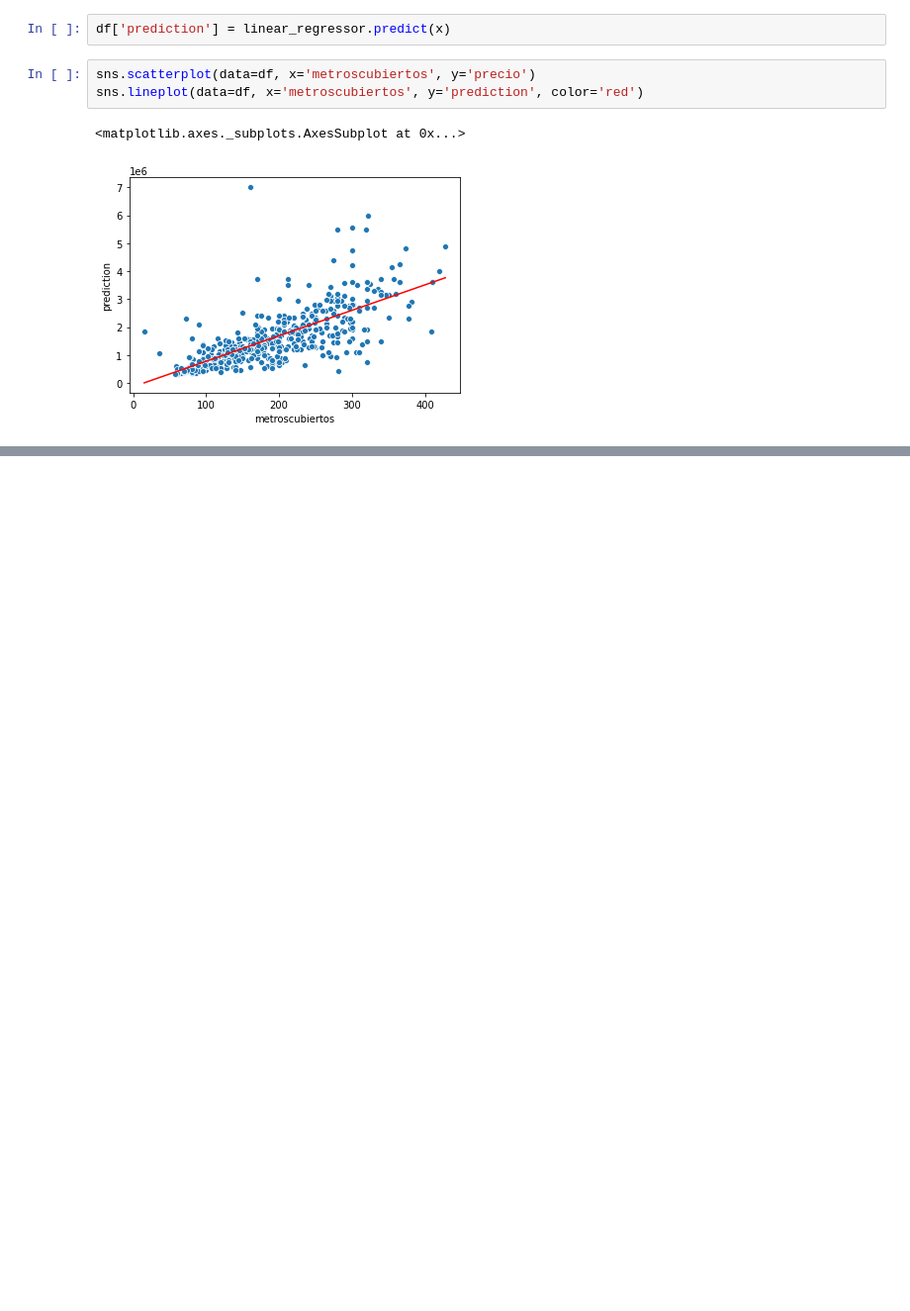
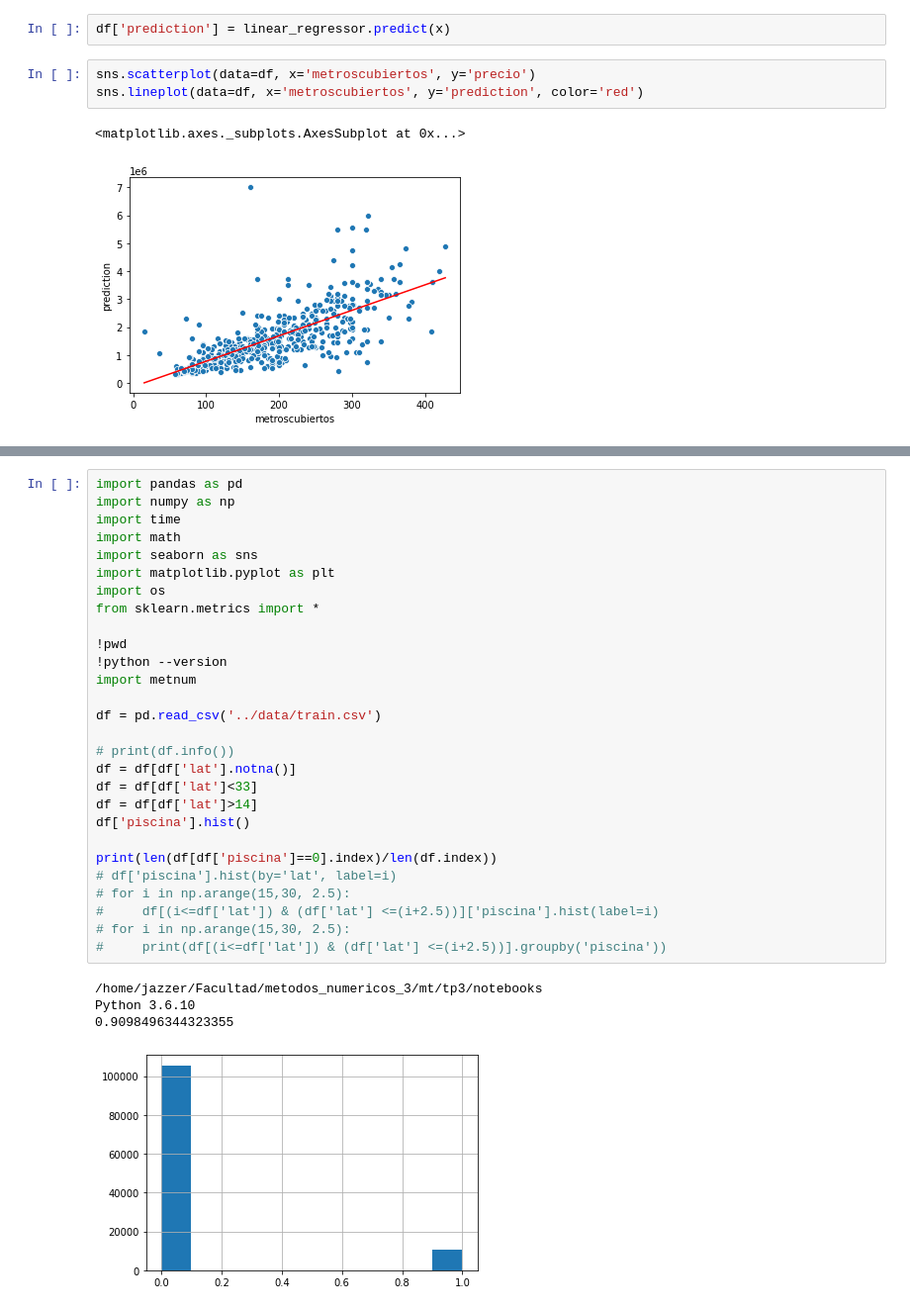
Before and after one commit to wgbusch/mt, a Jupyter notebook: tp3/notebooks/PrediccionPrecios.ipynb, the cells around one changed output, grey strips where cells are left out. Shown: that part at 99% size. Drawn from its saved outputs; the diff is of its cells as text; blank space fills up the shorter version.

```diff
--- a/tp3/notebooks/PrediccionPrecios.ipynb
+++ b/tp3/notebooks/PrediccionPrecios.ipynb
@@ -201,0 +206,33 @@ Python 3.6.10
+# %%
+import pandas as pd
+import numpy as np
+import time
+import math
+import seaborn as sns
+import matplotlib.pyplot as plt
+import os
+from sklearn.metrics import *
+
+!pwd
+!python --version
+import metnum
+
+df = pd.read_csv('../data/train.csv')
+
+# print(df.info())
+df = df[df['lat'].notna()]
+df = df[df['lat']<33]
+df = df[df['lat']>14]
+df['piscina'].hist()
+
+print(len(df[df['piscina']==0].index)/len(df.index))
+# df['piscina'].hist(by='lat', label=i)
+# for i in np.arange(15,30, 2.5):
+#     df[(i<=df['lat']) & (df['lat'] <=(i+2.5))]['piscina'].hist(label=i)
+# for i in np.arange(15,30, 2.5):
+#     print(df[(i<=df['lat']) & (df['lat'] <=(i+2.5))].groupby('piscina'))
+# %% [output]
+/home/jazzer/Facultad/metodos_numericos_3/mt/tp3/notebooks
+Python 3.6.10
+0.9098496344323355
+[figure, added]
```
Also changed, not shown: parts of 8 cells of this notebook.
